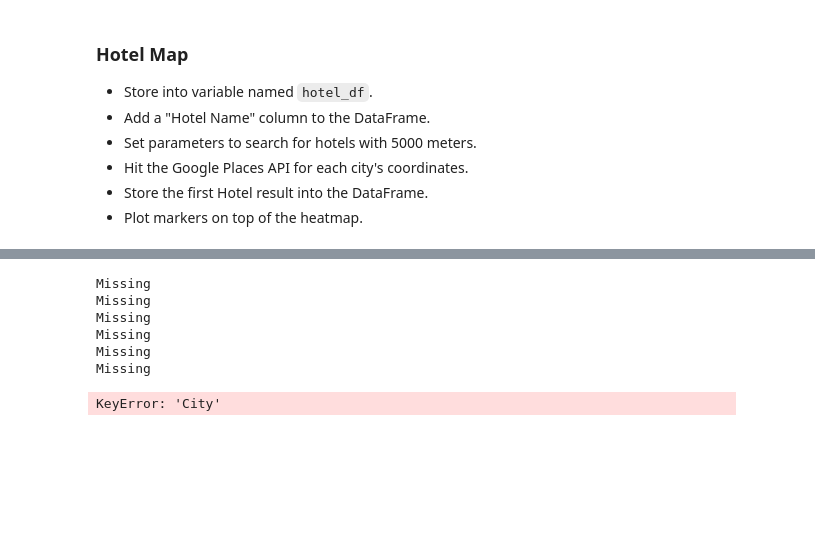
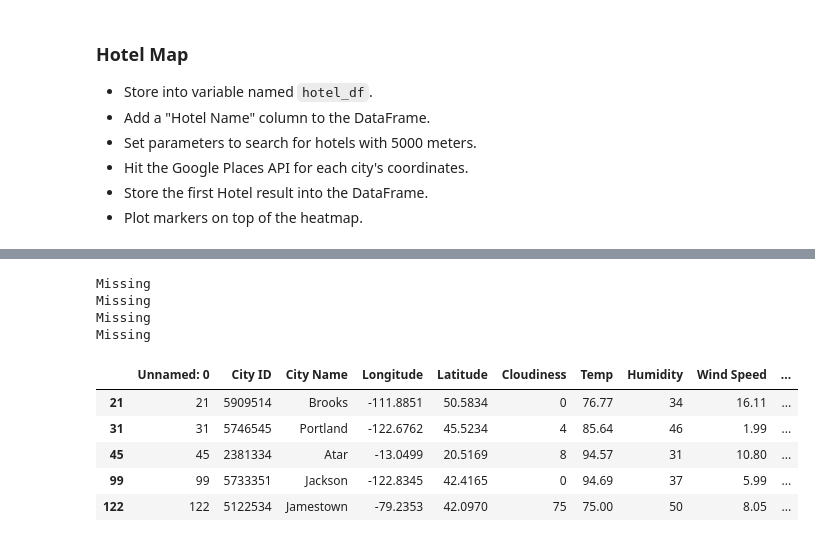
Before and after one commit to kclm40/python-api-challenge, a Jupyter notebook: VacationPy/VacationPy.ipynb, the cells around one changed output, grey strips where cells are left out. Drawn from its saved outputs; the diff is of its cells as text; code cells hidden in the pictures; blank space fills up the shorter version.

```diff
--- a/VacationPy/VacationPy.ipynb
+++ b/VacationPy/VacationPy.ipynb
@@ -118,45 +118,49 @@ See the caveats in the documentation: https://pandas.pydata.org/pandas-docs/stab
 # %%
 #set parameters
 params= {"radius": 5000,
-         "keyword": "hotels",
-         "types": "hotel",
+         "types": "lodging",
          "key": g_key
         }
 # %%
 #use iterrrows to call to the google places API
 for index, row in hotel_df.iterrows():
 
     latitude = row["Latitude"]
     longitude = row["Longitude"]
 
     #update location each loop
 
     params['location'] = f'{latitude},{longitude}'
 
     #create base url
     base_url = "https://maps.googleapis.com/maps/api/place/nearbysearch/json"
 
     #request
-    hotel_location = requests.get(base_url, params=params)
+    response = requests.get(base_url, params=params)
 
-    #json request
-    hotel_location = hotel_location.json()
 
 
     try:
+        #json request
+        response_json = response.json()
 
-        hotel_df.loc[index, "Hotel Name"] = hotel_location["results"][0]["name"]
+        hotel_df.loc[index, "Hotel Name"] = response_json['results'][0]["name"]
 
     except:
         print('Missing')
-        hotel_df.loc[index, "Hotel Name"] = "NA"
+
+hotel_df.head()
 # %% [output]
 Missing
 Missing
 Missing
 Missing
-Missing
-Missing
+|  | Unnamed: 0 | City ID | City Name | Longitude | Latitude | Cloudiness | Temp | Humidity | Wind Speed | ... |
+| 21 | 21 | 5909514 | Brooks | -111.8851 | 50.5834 | 0 | 76.77 | 34 | 16.11 | ... |
+| 31 | 31 | 5746545 | Portland | -122.6762 | 45.5234 | 4 | 85.64 | 46 | 1.99 | ... |
+| 45 | 45 | 2381334 | Atar | -13.0499 | 20.5169 | 8 | 94.57 | 31 | 10.80 | ... |
+| 99 | 99 | 5733351 | Jackson | -122.8345 | 42.4165 | 0 | 94.69 | 37 | 5.99 | ... |
+| 122 | 122 | 5122534 | Jamestown | -79.2353 | 42.0970 | 75 | 75.00 | 50 | 8.05 | ... |
 # %%
 # NOTE: Do not change any of the code in this cell
 
@@ -164,15 +168,13 @@ Missing
 info_box_template = """
 <dl>
 <dt>Name</dt><dd>{Hotel Name}</dd>
-<dt>City</dt><dd>{City}</dd>
+<dt>City</dt><dd>{City Name}</dd>
 <dt>Country</dt><dd>{Country}</dd>
 </dl>
 """
 # Store the DataFrame Row
 # NOTE: be sure to update with your DataFrame name
 hotel_info = [info_box_template.format(**row) for index, row in hotel_df.iterrows()]
-locations = hotel_df[["Lat", "Lng"]]
+locations = hotel_df[["Latitude", "Longitude"]]
-# %% [output]
-KeyError: 'City'
 # %%
 # Add marker layer ontop of heat map
```
Also changed, not shown: parts of 2 cells of this notebook.
